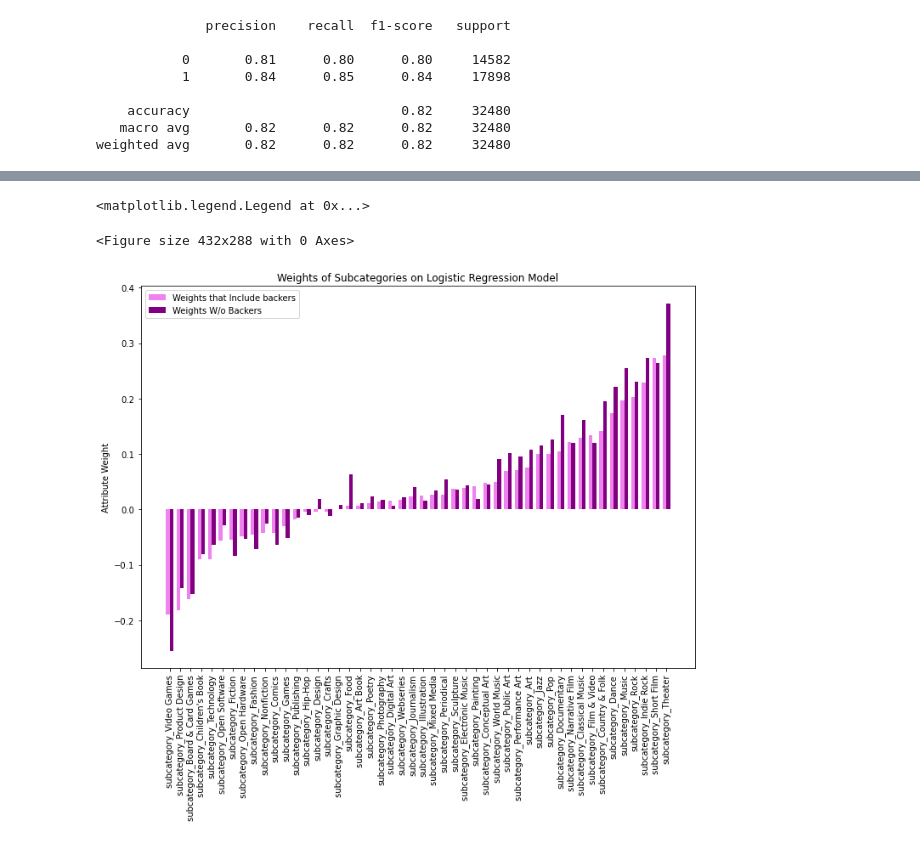
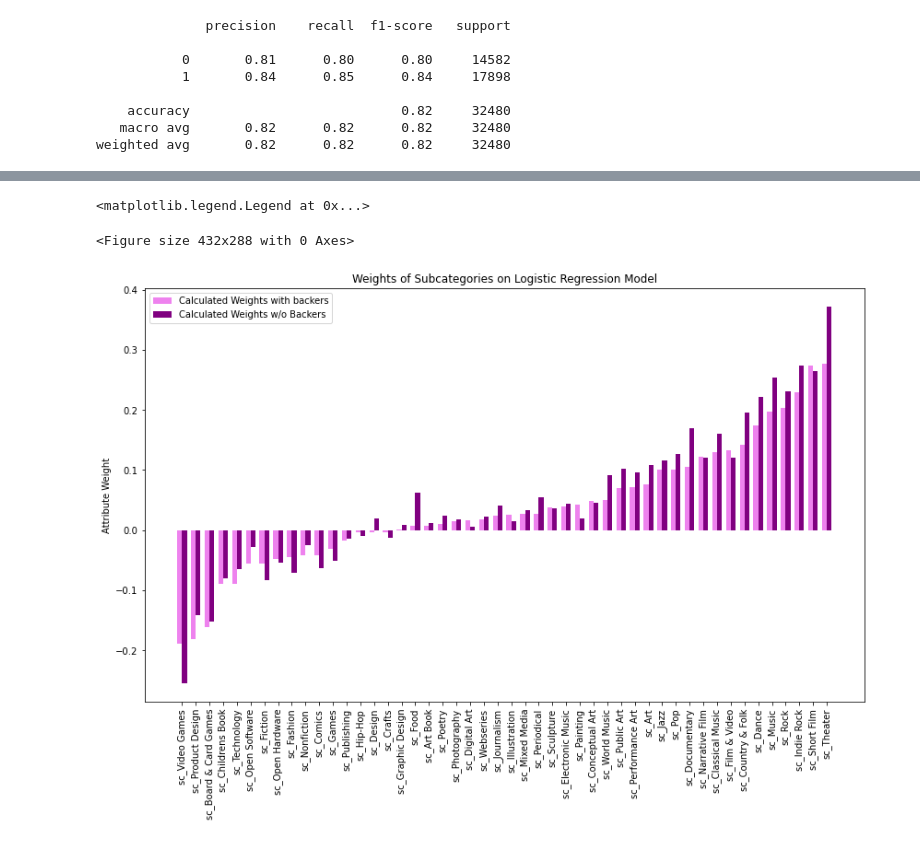
Before and after one commit to nico-medellin/kickstarter-regression, a Jupyter notebook: Kickstarter_Logistic_Regression_Model_Updated.ipynb, the cells around one changed output, grey strips where cells are left out. Saved outputs shown, nothing was run; the diff lists cells and outputs as text; code cells hidden in the pictures.

Commit message:
Updated visualization for regression weights

```diff
--- a/Kickstarter_Logistic_Regression_Model_Updated.ipynb
+++ b/Kickstarter_Logistic_Regression_Model_Updated.ipynb
@@ -822,6 +822,22 @@ Coefficient Matrix
 
 column_names = dummy_data.drop('status_successful', axis=1).columns #we have to drop the 'status_successful' column because it was originally included in the dummy_data data frame. there is no weight assigned to "status_successful" becasue that's the variable we are trying to calculate.
 
-coeff_df = pd.DataFrame(LogReg.coef_, columns = column_names)
+print(column_names)
+
+
+subcat_list = ['goal','backers', 'levels', 'updates', 'comments', 'duration', 'sc_Art', 'sc_Art Book', 'sc_Board & Card Games', 'sc_Childrens Book', 'sc_Classical Music', 'sc_Comics', 'sc_Conceptual Art',
+'sc_Country & Folk', 'sc_Crafts', 'sc_Dance', 'sc_Design', 'sc_Digital Art', 'sc_Documentary',
+'sc_Electronic Music', 'sc_Fashion', 'sc_Fiction', 'sc_Film & Video', 'sc_Food', 'sc_Games',
+'sc_Graphic Design', 'sc_Hip-Hop', 'sc_Illustration', 'sc_Indie Rock', 'sc_Jazz', 'sc_Journalism',
+'sc_Mixed Media', 'sc_Music', 'sc_Narrative Film', 'sc_Nonfiction', 'sc_Open Hardware', 'sc_Open Software',
+'sc_Painting', 'sc_Performance Art', 'sc_Periodical', 'sc_Photography', 'sc_Poetry', 'sc_Pop', 'sc_Product Design',
+'sc_Public Art', 'sc_Publishing', 'sc_Rock', 'sc_Sculpture', 'sc_Short Film', 'sc_Technology', 'sc_Theater', 'sc_Video Games',
+'sc_Webseries', 'sc_World Music']
+
+# column_names = subcat_list
+
+print(subcat_list)
+
+coeff_df = pd.DataFrame(LogReg.coef_, columns = subcat_list)
 coeff_df.head()
 # %% [output]
@@ -1045,11 +1096,9 @@ no_backers_coeff_df_transpose.sort_values('Weights with No Backers')
 # %%
 #Let's take the weights from the training model before and after we removed # of backers and categories from the equation
 #Let's see how it differs.
-weight_comparison = pd.merge(coeff_df_transpose, no_backers_coeff_df_transpose, left_index= True, right_index=True)
-weight_comparison = weight_comparison.sort_values('Weights with Backers')
-df2 = pd.DataFrame(weight_comparison.index).replace(to_replace = '^subcategory', value = 'sc', regex= True)
-# print(df2.values)
-# weight_comparison.index = df2.values
+weight_compare = pd.merge(coeff_df_transpose, no_backers_coeff_df_transpose, left_index= True, right_index=True)
+
+
+weight_comparison = weight_compare.sort_values(by = 'Weights with Backers',inplace= False)
 print(weight_comparison)
-# print(weight_comparison)
 # %% [output]
@@ -1117,34 +1166,34 @@ ax.legend()
 # %%
 #let's pull out all the values associated only with the subcategory weights
 
 final_weights_subcategory = weight_comparison.filter(like='_', axis =0)
 
 plt.clf()
 labels = final_weights_subcategory.index
 
 
 x = np.arange(len(labels))  # the label locations
 width = 0.35  # the width of the bars
-a4_dims = (11.7, 8.27)
+a4_dims = (14, 8.27)
 
 fig, ax = plt.subplots(figsize=a4_dims)
 
 
-rects1 = ax.bar(x - width/2, final_weights_subcategory['Weights with Backers'], width, label='Weights that Include backers', color = 'violet')
-rects2 = ax.bar(x + width/2, final_weights_subcategory['Weights with No Backers'], width, label='Weights W/o Backers', color = 'purple')
+rects1 = ax.bar(x - width/2, final_weights_subcategory['Weights with Backers'], width, label='Calculated Weights with Backers', color = 'violet')
+rects2 = ax.bar(x + width/2, final_weights_subcategory['Weights with No Backers'], width, label='Calculated Weights w/o Backers', color = 'purple')
 
 plt.xticks(rotation=90)
 
 # Add some text for labels, title and custom x-axis tick labels, etc.
 ax.set_ylabel('Attribute Weight')
 ax.set_title('Weights of Subcategories on Logistic Regression Model')
 ax.set_xticks(x)
 ax.set_xticklabels(labels)
 ax.legend()
 # %% [output]
 <matplotlib.legend.Legend at 0x...>
 <Figure size 432x288 with 0 Axes>
-[figure, old version]
+[figure, new version]
 # %%
 #We graphed all the subcategories above
 #Let's go ahead and graph our values for the non subcategories entries
```
Also changed, not shown: parts of 15 cells of this notebook.
